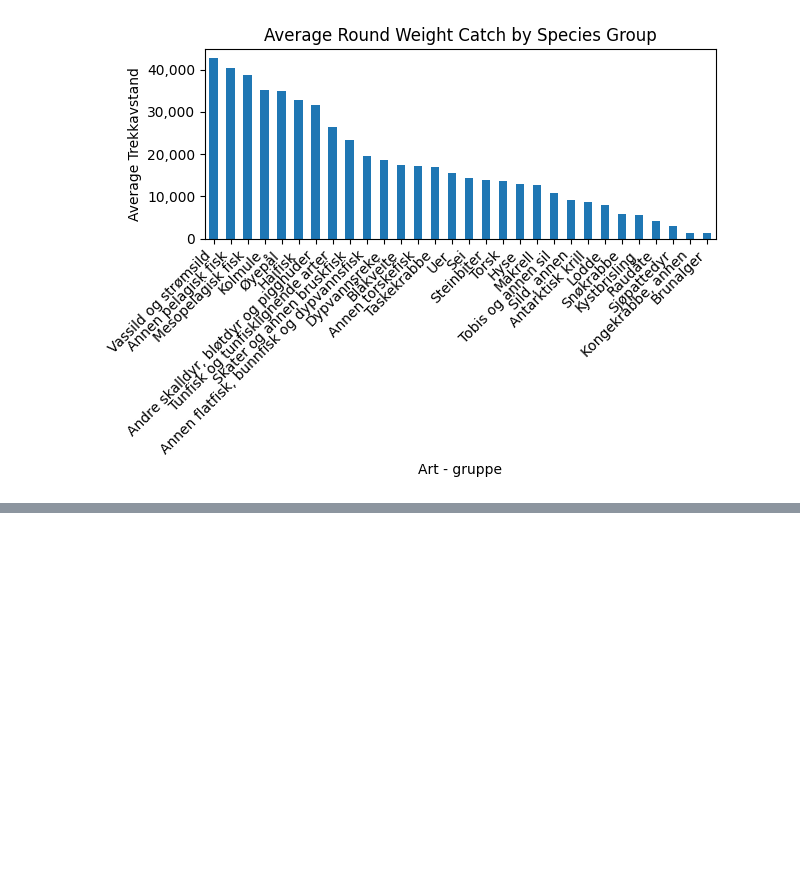
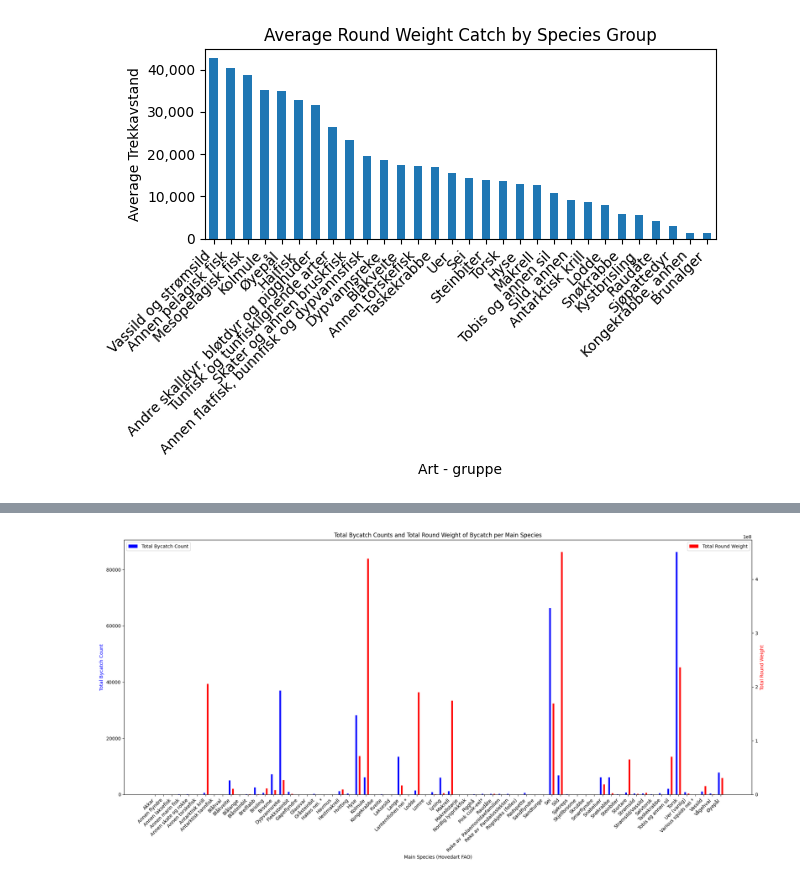
Before and after one commit to Destroyers04/Info284_Project, a Jupyter notebook: Data Processing/aaronProcessingData.ipynb, the cells around one changed output, grey strips where cells are left out. Saved outputs shown, nothing was run; the diff lists cells and outputs as text; code cells hidden in the pictures; blank space fills up the shorter version.

```diff
--- a/Data Processing/aaronProcessingData.ipynb
+++ b/Data Processing/aaronProcessingData.ipynb
@@ -185,0 +231,33 @@ plt.show()
+# %%
+bycatch_only = dataset[dataset['Art FAO'] != dataset['Hovedart FAO']]
+total_bycatch_counts = dataset.groupby('Hovedart FAO')['Art FAO'].count()
+total_roundweight_Bycatch = dataset.groupby('Art FAO')['Rundvekt'].sum()
+total_roundweight_Bycatch.sort_index(inplace=True)
+
+fig, ax1 = plt.subplots(figsize=(20, 10))
+
+x = np.arange(len(total_bycatch_counts))
+
+width = 0.20
+
+bars1 = ax1.bar(x - width, total_bycatch_counts, width, label='Total Bycatch Count', color='blue')
+
+ax2 = ax1.twinx()
+
+bars2 = ax2.bar(x + width, total_roundweight_by_main_species, width, label='Total Round Weight', color='red')
+
+ax1.set_xlabel('Main Species (Hovedart FAO)')
+ax1.set_ylabel('Total Bycatch Count', color='blue')
+ax2.set_ylabel('Total Round Weight', color='red')
+ax1.set_title('Total Bycatch Counts and Total Round Weight of Bycatch per Main Species')
+ax1.set_xticks(x)
+ax1.set_xticklabels(total_bycatch_counts.index, rotation=45, ha="right")
+
+ax1.legend(loc='upper left')
+ax2.legend(loc='upper right')
+
+fig.tight_layout()
+
+plt.show()
+# %% [output]
+[figure, added]
```
Also changed, not shown: parts of 6 cells of this notebook, 1 other file.
